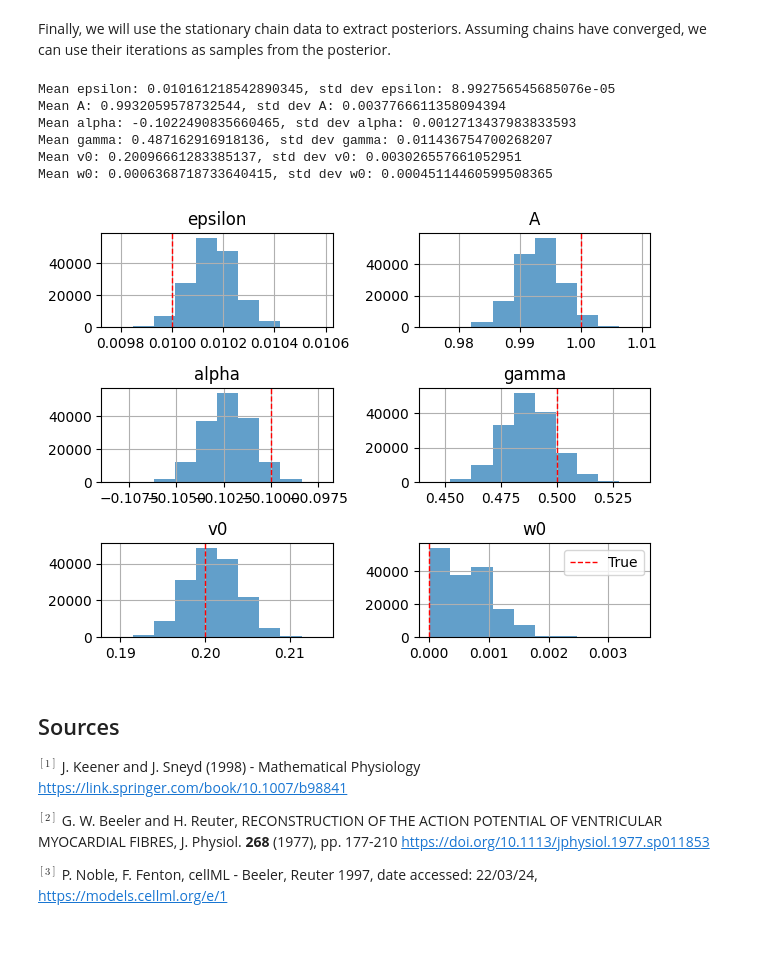
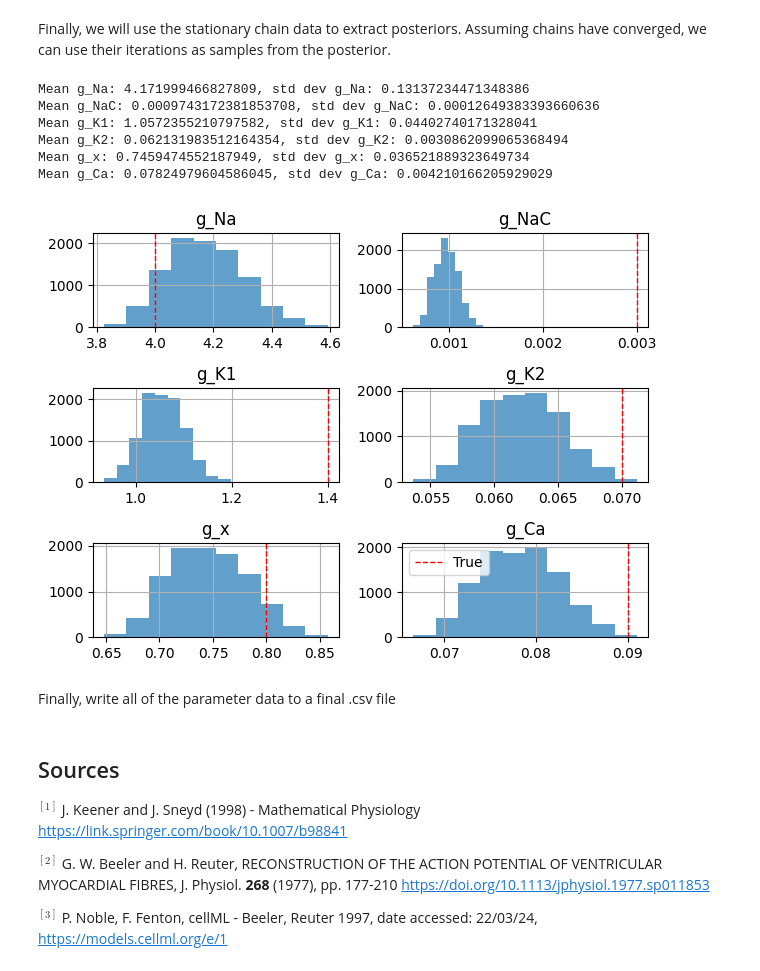
Before and after one commit to mghosh00/CardiacModels, a Jupyter notebook: cardiac_models/examples/beeler_reuter/beeler_reuter.ipynb, the cells around one changed output. Saved outputs shown, nothing was run; the diff lists cells and outputs as text; code cells hidden in the pictures; blank space fills up the shorter version.

```diff
--- a/cardiac_models/examples/beeler_reuter/beeler_reuter.ipynb
+++ b/cardiac_models/examples/beeler_reuter/beeler_reuter.ipynb
@@ -378,16 +525,16 @@ all_param_names = model.get_param_names() + ["sigma_v"]
 # %%
 for i, chain in enumerate(chains):
     df = pd.DataFrame(chain, columns=all_param_names)
-    df.to_csv(f"chain_data/all_params_osc_v/chain_{i}.csv")
+    df.to_csv(f"chain_data/conductances_V/chain_{i}.csv")
 # %% [markdown]
 ## Plots
 # %% [markdown]
 ### Recovering chains from .csv files
 # %%
-num_chains = 4
+num_chains = 1
 list_of_chains = []
 for i in range(num_chains):
-    df = pd.read_csv(f"chain_data/all_params_osc_v/chain_{i}.csv", index_col=0)
+    df = pd.read_csv(f"chain_data/conductances_V/chain_{i}.csv", index_col=0)
     chain = df.to_numpy()
     list_of_chains.append(chain)
 chains = np.array(list_of_chains)
@@ -409,4 +556,5 @@ Here we find the $\hat{R}$ measure for the inference for all different parameter
 r_hat_values = pints.rhat(chains, warm_up=0.5)
 for i in range(len(all_param_names)):
     print(f"R_hat value for {all_param_names[i]}: {round(r_hat_values[i], 5)}")
+output_param_df["R hat"] = r_hat_values[:-1]
 # %% [output]
@@ -419,0 +570,6 @@ R_hat value for sigma_v: 1.00263
+# %%
+for j, chain in enumerate(chains):
+    ess = pints.effective_sample_size(chain)
+    for i in range(len(all_param_names)):
+        print(f"Effective sample size for chain {j}, param {all_param_names[i]} = {round(ess[i], 5)}")
+output_param_df["Effective Sample Size"] = ess[:-1]
@@ -477,22 +620,32 @@ for i in range(num_chains):
     chain_i_df['chain'] = [i] * len(chain_i_df)
     chains_df = pd.concat([chains_df, chain_i_df], ignore_index=True)
 # %%
+means = []
+std_devs = []
 for name in param_names:
-    print(f"Mean {name}: {np.mean(chains_df[name])},"
-          f" std dev {name}: {np.std(chains_df[name])}")
+    mean = np.mean(chains_df[name])
+    std_dev = np.std(chains_df[name])
+    print(f"Mean {name}: {mean},"
+          f" std dev {name}: {std_dev}")
+    means.append(mean)
+    std_devs.append(std_dev)
+output_param_df["Posterior mean"] = means
+output_param_df["Posterior std dev"] = std_devs
 histograms = chains_df.hist(column=param_names, alpha=0.7)
 for i in range(3):
     for j in range(2):
         ax = histograms[i][j]
         ax.axvline(parameters[i * 2 + j], color='r', linestyle='dashed', linewidth=1, label="True")
 plt.tight_layout()
 plt.legend()
-plt.savefig("inference_outputs/posteriors_osc_v.png")
+plt.savefig("inference_outputs/posteriors_conductances_V.png")
 # %% [output]
-Mean epsilon: 0.010161218542890345, std dev epsilon: 8.992756545685076e-05
-Mean A: 0.9932059578732544, std dev A: 0.0037766611358094394
-Mean alpha: -0.1022490835660465, std dev alpha: 0.0012713437983833593
-Mean gamma: 0.487162916918136, std dev gamma: 0.011436754700268207
-Mean v0: 0.20096661283385137, std dev v0: 0.003026557661052951
-Mean w0: 0.0006368718733640415, std dev w0: 0.00045114460599508365
+Mean g_Na: 4.171999466827809, std dev g_Na: 0.13137234471348386
+Mean g_NaC: 0.0009743172381853708, std dev g_NaC: 0.00012649383393660636
+Mean g_K1: 1.0572355210797582, std dev g_K1: 0.04402740171328041
+Mean g_K2: 0.062131983512164354, std dev g_K2: 0.0030862099065368494
+Mean g_x: 0.7459474552187949, std dev g_x: 0.036521889323649734
+Mean g_Ca: 0.07824979604586045, std dev g_Ca: 0.004210166205929029
-[figure, old version]
+[figure, new version]
+# %% [markdown]
+Finally, write all of the parameter data to a final .csv file
```
Also changed, not shown: parts of 53 cells of this notebook, 13 other files.
